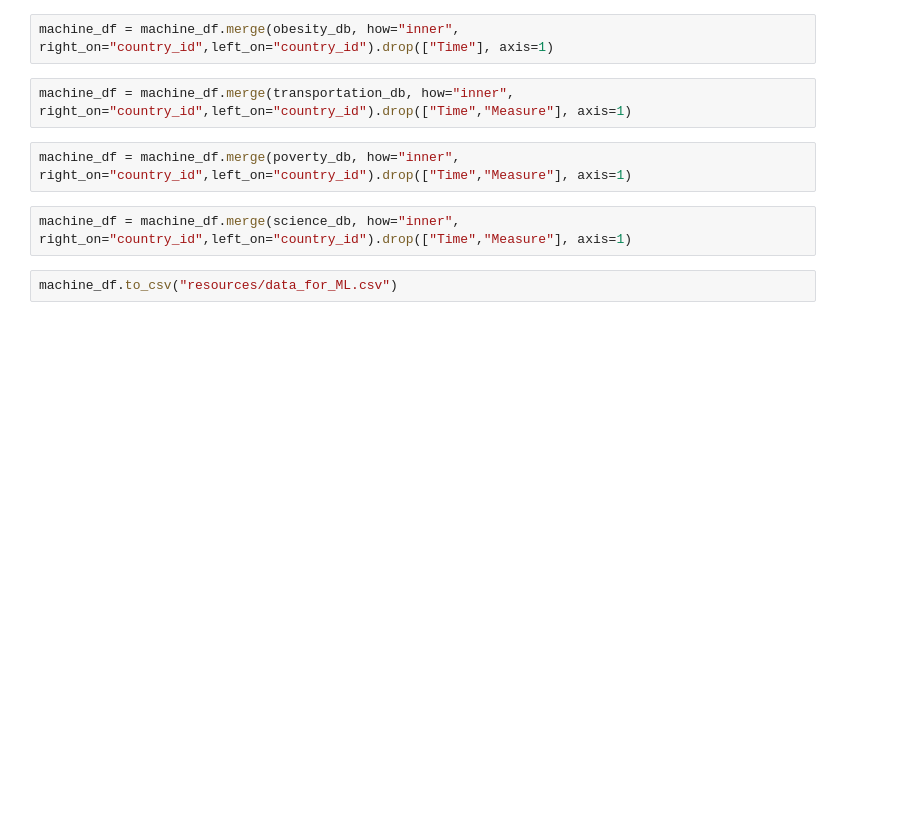
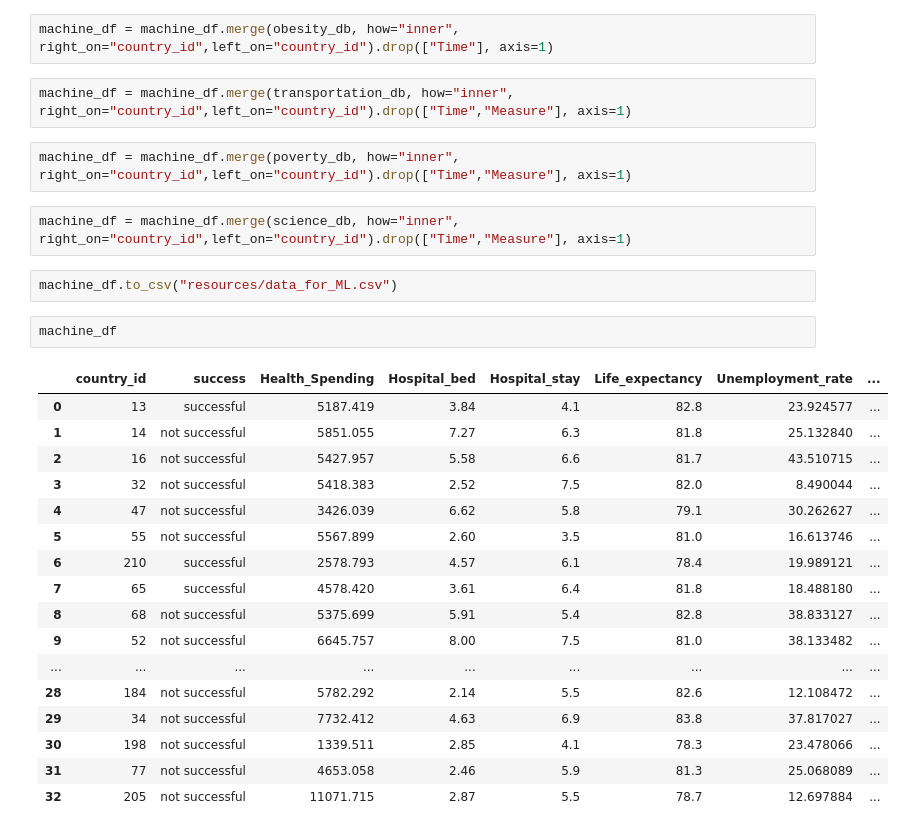
Before and after one commit to jiroken25/final-project, a Jupyter notebook: pandas.ipynb, the cells around one changed output. Drawn from its saved outputs; the diff is of its cells as text; blank space fills up the shorter version.

```diff
--- a/pandas.ipynb
+++ b/pandas.ipynb
@@ -544,3 +548,23 @@ machine_df = machine_df.merge(poverty_db, how="inner", right_on="country_id",lef
 machine_df = machine_df.merge(science_db, how="inner", right_on="country_id",left_on="country_id").drop(["Time","Measure"], axis=1)
 # %%
 machine_df.to_csv("resources/data_for_ML.csv")
+# %%
+machine_df
+# %% [output]
+|  | country_id | success | Health_Spending | Hospital_bed | Hospital_stay | Life_expectancy | Unemployment_rate | ... |
+| 0 | 13 | successful | 5187.419 | 3.84 | 4.1 | 82.8 | 23.924577 | ... |
+| 1 | 14 | not successful | 5851.055 | 7.27 | 6.3 | 81.8 | 25.132840 | ... |
+| 2 | 16 | not successful | 5427.957 | 5.58 | 6.6 | 81.7 | 43.510715 | ... |
+| 3 | 32 | not successful | 5418.383 | 2.52 | 7.5 | 82.0 | 8.490044 | ... |
+| 4 | 47 | not successful | 3426.039 | 6.62 | 5.8 | 79.1 | 30.262627 | ... |
+| 5 | 55 | not successful | 5567.899 | 2.60 | 3.5 | 81.0 | 16.613746 | ... |
+| 6 | 210 | successful | 2578.793 | 4.57 | 6.1 | 78.4 | 19.989121 | ... |
+| 7 | 65 | successful | 4578.420 | 3.61 | 6.4 | 81.8 | 18.488180 | ... |
+| 8 | 68 | not successful | 5375.699 | 5.91 | 5.4 | 82.8 | 38.833127 | ... |
+| 9 | 52 | not successful | 6645.757 | 8.00 | 7.5 | 81.0 | 38.133482 | ... |
+| ... | ... | ... | ... | ... | ... | ... | ... | ... |
+| 28 | 184 | not successful | 5782.292 | 2.14 | 5.5 | 82.6 | 12.108472 | ... |
+| 29 | 34 | not successful | 7732.412 | 4.63 | 6.9 | 83.8 | 37.817027 | ... |
+| 30 | 198 | not successful | 1339.511 | 2.85 | 4.1 | 78.3 | 23.478066 | ... |
+| 31 | 77 | not successful | 4653.058 | 2.46 | 5.9 | 81.3 | 25.068089 | ... |
+| 32 | 205 | not successful | 11071.715 | 2.87 | 5.5 | 78.7 | 12.697884 | ... |
```
Also changed, not shown: parts of 5 cells of this notebook, 9 other files.
